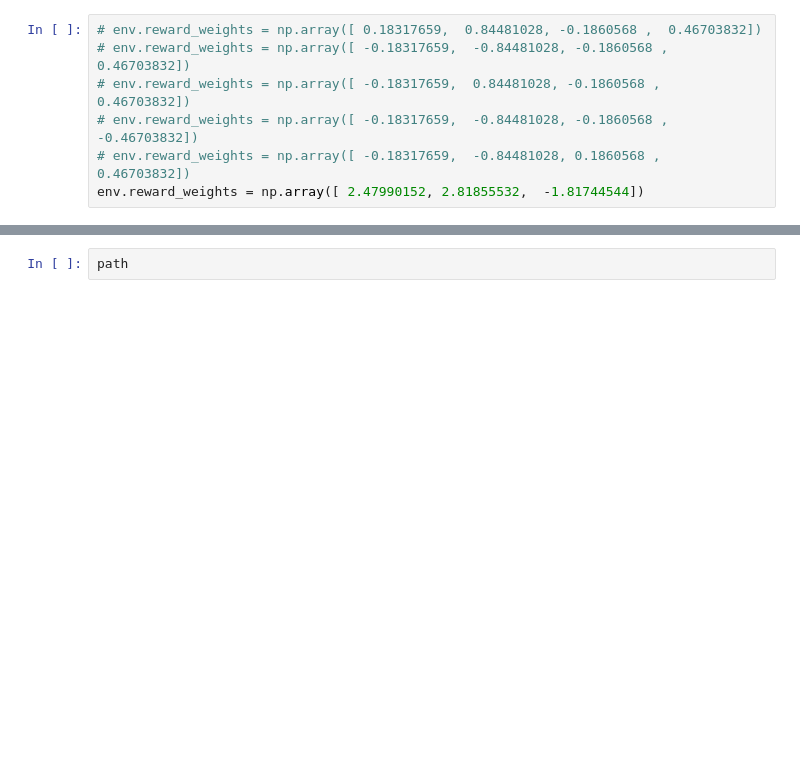
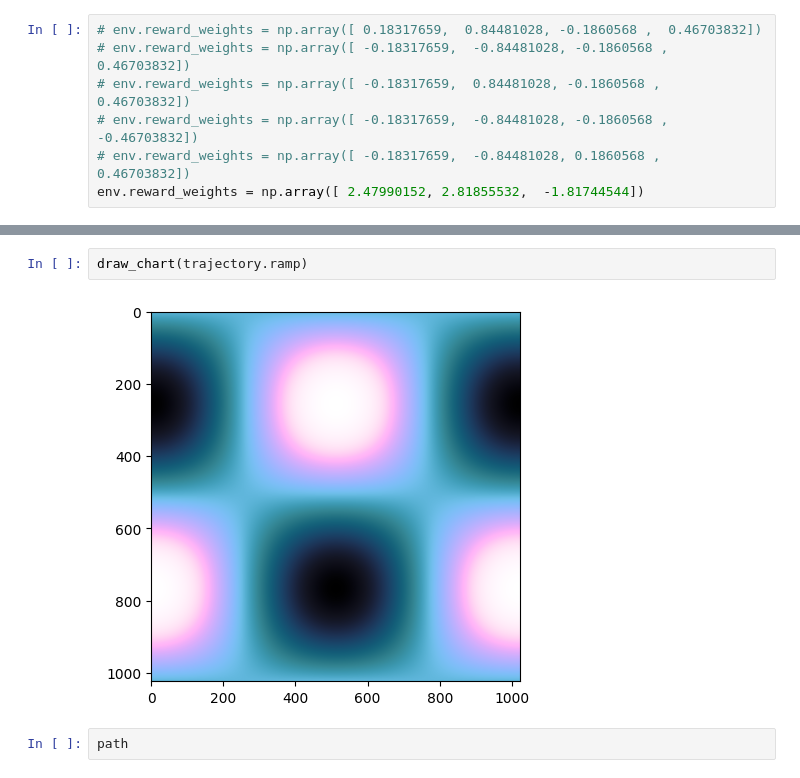
Before and after one commit to matthhong/cieran, a Jupyter notebook: test.ipynb, the cells around one changed output, grey strips where cells are left out. Cells and saved outputs as stored; diff of their text form; blank space fills up the shorter version.

```diff
--- a/test.ipynb
+++ b/test.ipynb
@@ -54,3 +132,7 @@ Learning...
+# %%
+draw_chart(trajectory.ramp)
+# %% [output]
+[figure, added]
 # %%
 path
 # %% [output]
```
Also changed, not shown: parts of 12 cells of this notebook, 3 other files.
